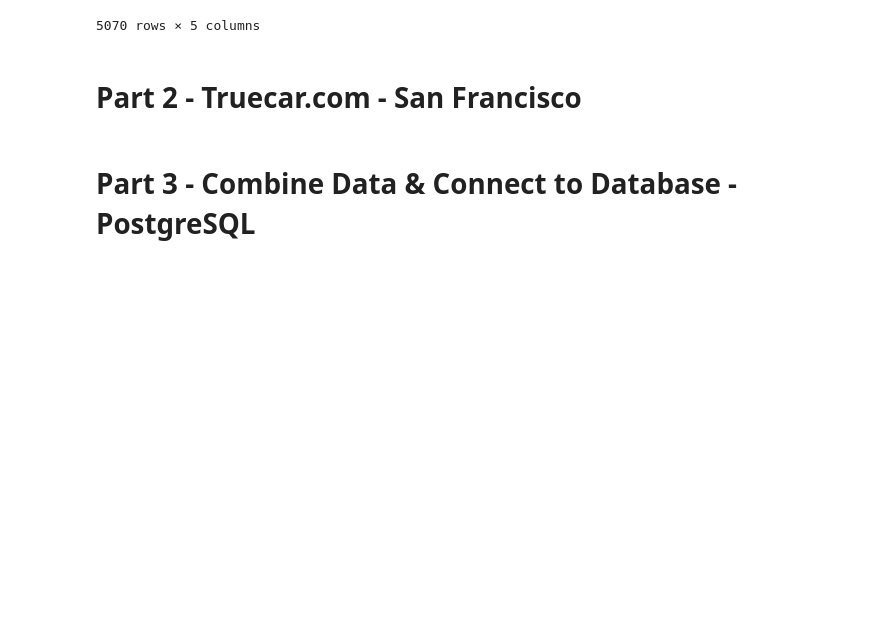
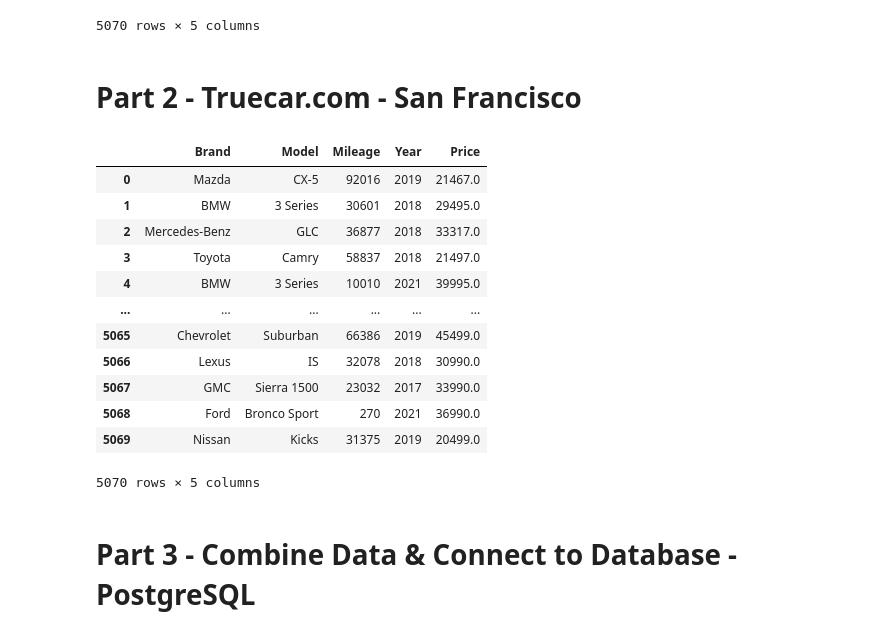
Before and after one commit to dnantonov/truecar_scraper, a Jupyter notebook: main.ipynb, the cells around one changed output. Saved outputs shown, nothing was run; the diff lists cells and outputs as text; code cells hidden in the pictures; blank space fills up the shorter version.

Commit message:
extract data from san francisco, ca

```diff
--- a/main.ipynb
+++ b/main.ipynb
@@ -254,2 +316,21 @@ df_ny_multiple.to_excel('output_5k.xlsx', index=False)
+# %%
+df_sf_multiple = pd.DataFrame({'Brand': brand_sf, 'Model': model_sf, 'Mileage': mileage_sf,
+                               'Year': year_sf, 'Price': price_sf})
+# %%
+df_sf_multiple
+# %% [output]
+|  | Brand | Model | Mileage | Year | Price |
+| 0 | Mazda | CX-5 | 92016 | 2019 | 21467.0 |
+| 1 | BMW | 3 Series | 30601 | 2018 | 29495.0 |
+| 2 | Mercedes-Benz | GLC | 36877 | 2018 | 33317.0 |
+| 3 | Toyota | Camry | 58837 | 2018 | 21497.0 |
+| 4 | BMW | 3 Series | 10010 | 2021 | 39995.0 |
+| ... | ... | ... | ... | ... | ... |
+| 5065 | Chevrolet | Suburban | 66386 | 2019 | 45499.0 |
+| 5066 | Lexus | IS | 32078 | 2018 | 30990.0 |
+| 5067 | GMC | Sierra 1500 | 23032 | 2017 | 33990.0 |
+| 5068 | Ford | Bronco Sport | 270 | 2021 | 36990.0 |
+| 5069 | Nissan | Kicks | 31375 | 2019 | 20499.0 |
+5070 rows × 5 columns
 # %% [markdown]
 # Part 3 - Combine Data & Connect to Database - PostgreSQL
```
Also changed, not shown: parts of 1 cell of this notebook.
